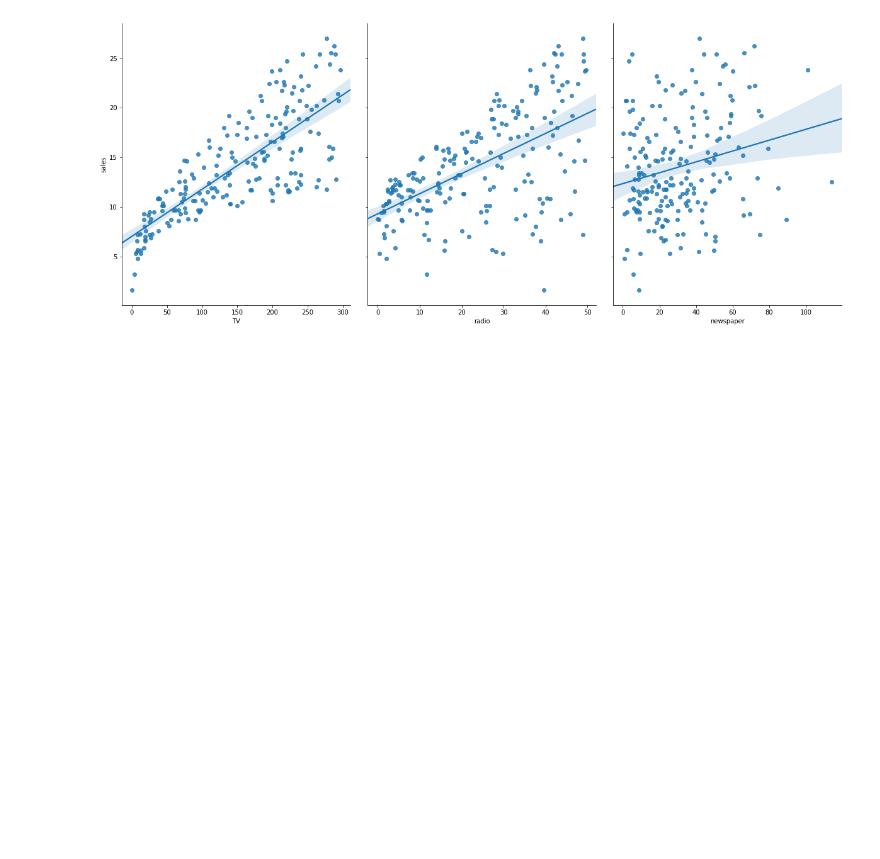
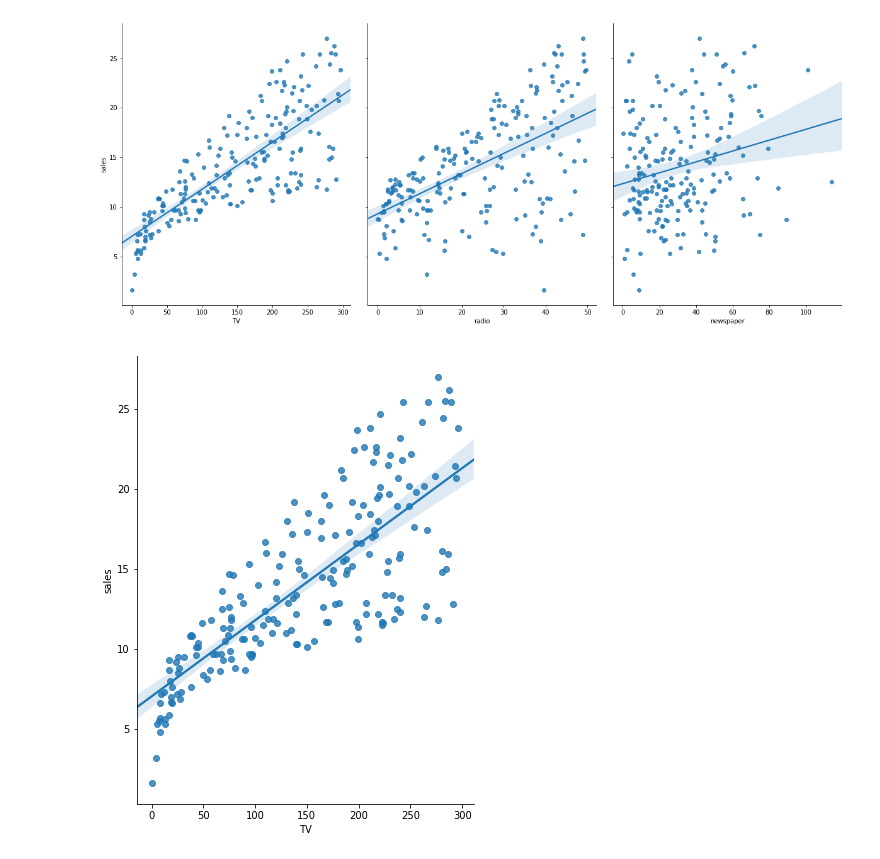
Before and after one commit to EHWUSF/HS68_2018_Project_1, a Jupyter notebook: project_with_test_df.ipynb, the cells around one changed output. Drawn from its saved outputs; the diff is of its cells as text; code cells hidden in the pictures; blank space fills up the shorter version.

Commit message:
some changes in plots

```diff
--- a/project_with_test_df.ipynb
+++ b/project_with_test_df.ipynb
@@ -37,3 +37,9 @@ sns.pairplot(df, x_vars=['TV','radio','newspaper'], y_vars='sales', height=7,
 plt.show()
 # %% [output]
 [figure]
+# %%
+sns.pairplot(df, x_vars=['TV'], y_vars='sales', height=7,
+             aspect=0.8, kind="reg")
+plt.show()
+# %% [output]
+[figure, added]
```
